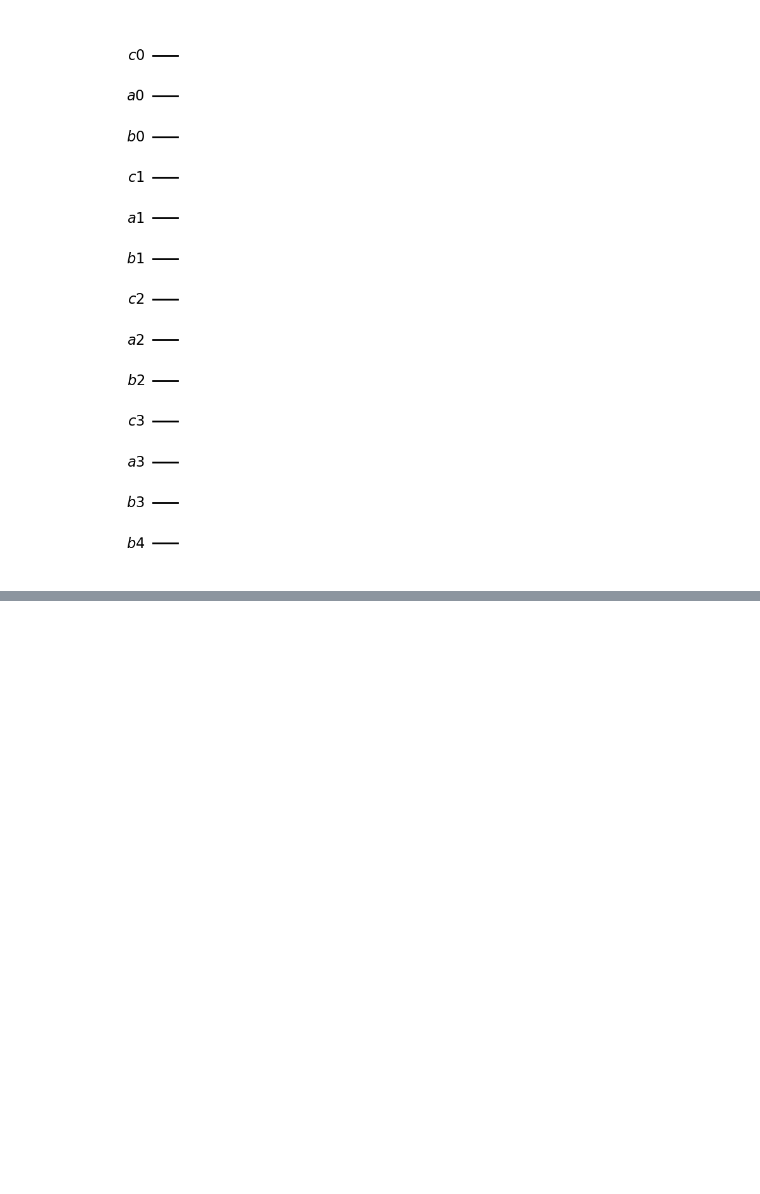
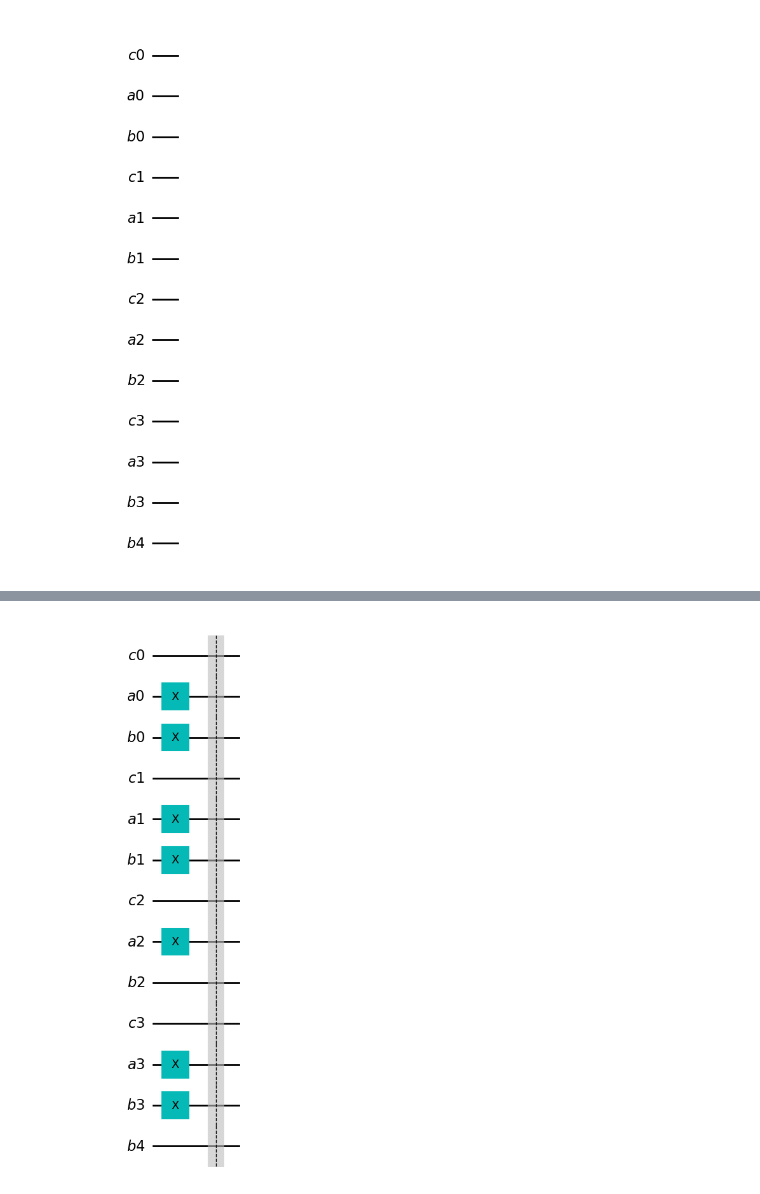
Before and after one commit to Dpbm/quantum, a Jupyter notebook: qiskit/quantum ripple carry adder.ipynb, the cells around one changed output, grey strips where cells are left out. Saved outputs shown, nothing was run; the diff lists cells and outputs as text; code cells hidden in the pictures; blank space fills up the shorter version.

```diff
--- a/qiskit/quantum ripple carry adder.ipynb
+++ b/qiskit/quantum ripple carry adder.ipynb
@@ -87,0 +121,15 @@ qc.draw("mpl")
+# %%
+# 1111
+qc.x(a0)
+qc.x(a1)
+qc.x(a2)
+qc.x(a3)
+
+# 1011
+qc.x(b0)
+qc.x(b1)
+qc.x(b3)
+qc.barrier()
+qc.draw("mpl")
+# %% [output]
+[figure, added]
```
Also changed, not shown: parts of 11 cells of this notebook.
